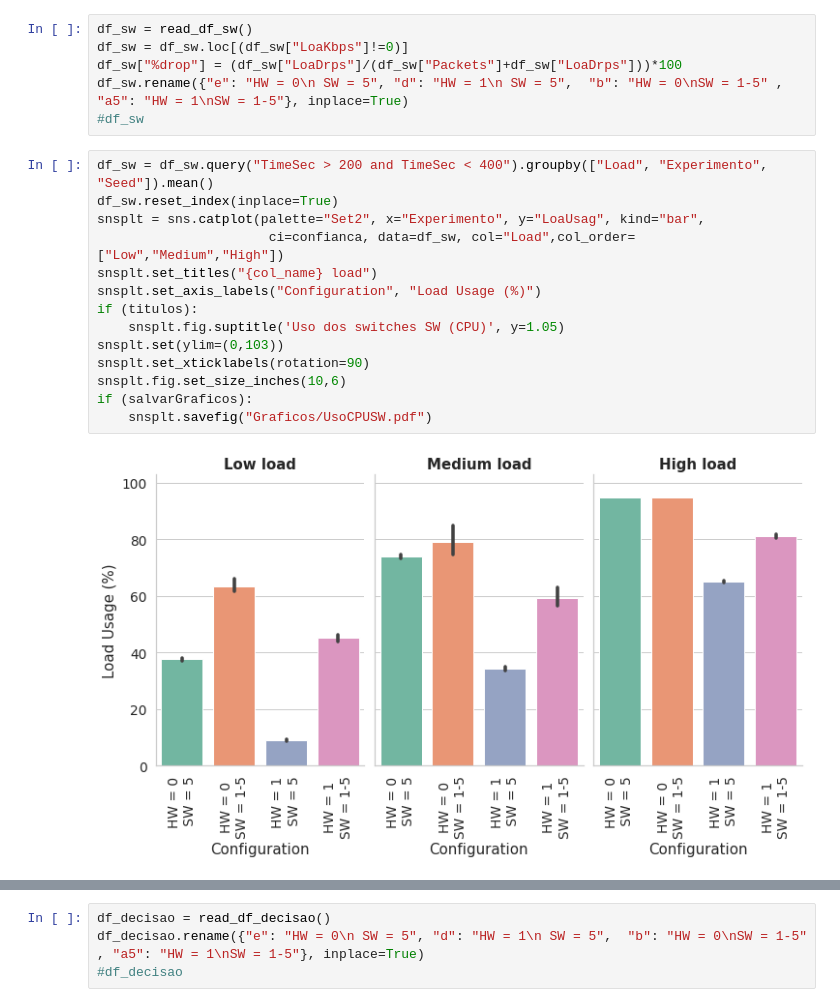
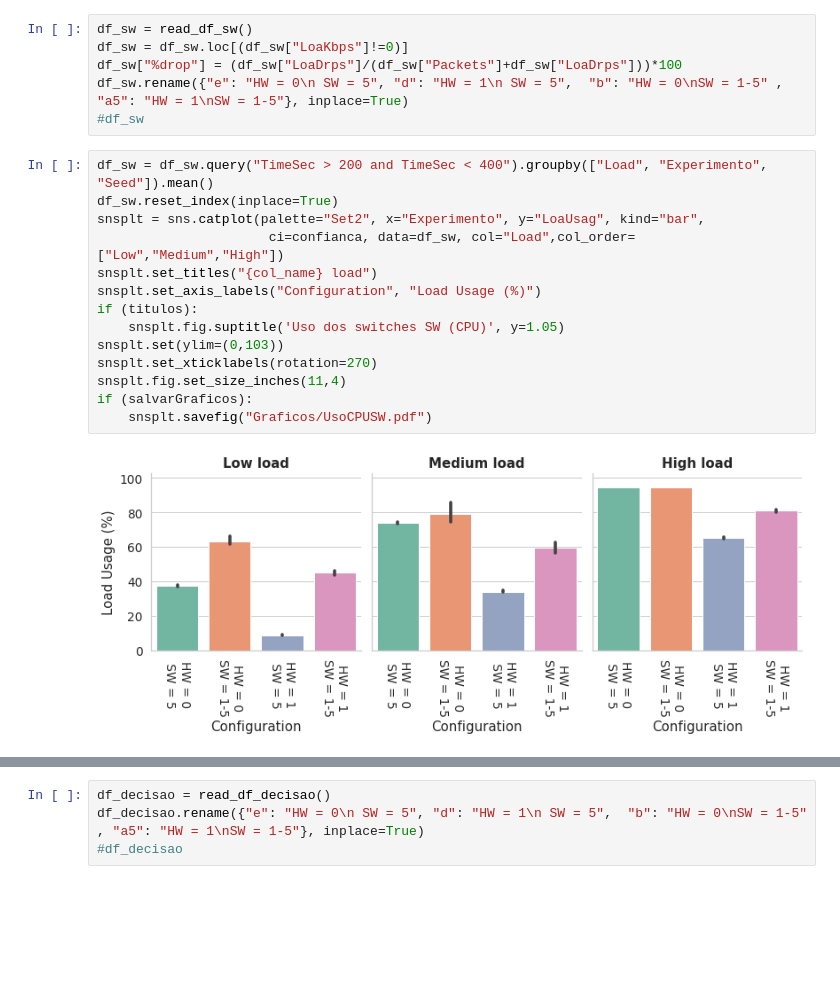
Before and after one commit to pedrobellotti/iperftestes, a Jupyter notebook: Simulacao/NovoArtigo/analiseEstavel-ABDE.ipynb, the cells around one changed output, grey strips where cells are left out. Saved outputs shown, nothing was run; the diff lists cells and outputs as text; blank space fills up the shorter version.

```diff
--- a/Simulacao/NovoArtigo/analiseEstavel-ABDE.ipynb
+++ b/Simulacao/NovoArtigo/analiseEstavel-ABDE.ipynb
@@ -166,19 +166,19 @@ df_sw.rename({"e": "HW = 0\n SW = 5", "d": "HW = 1\n SW = 5",  "b": "HW = 0\nSW
 # %%
 df_sw = df_sw.query("TimeSec > 200 and TimeSec < 400").groupby(["Load", "Experimento", "Seed"]).mean()
 df_sw.reset_index(inplace=True)
 snsplt = sns.catplot(palette="Set2", x="Experimento", y="LoaUsag", kind="bar",
                       ci=confianca, data=df_sw, col="Load",col_order=["Low","Medium","High"])
 snsplt.set_titles("{col_name} load")
 snsplt.set_axis_labels("Configuration", "Load Usage (%)")
 if (titulos):
     snsplt.fig.suptitle('Uso dos switches SW (CPU)', y=1.05)
 snsplt.set(ylim=(0,103))
-snsplt.set_xticklabels(rotation=90)
-snsplt.fig.set_size_inches(10,6)
+snsplt.set_xticklabels(rotation=270)
+snsplt.fig.set_size_inches(11,4)
 if (salvarGraficos):
     snsplt.savefig("Graficos/UsoCPUSW.pdf")
 # %% [output]
-[figure, old version]
+[figure, new version]
 # %%
 snsplt = sns.catplot(palette="Set2", x="Experimento", y="FloUsag", kind="bar",
                       ci=95, data=df_sw, col="Load",col_order=["Low","Medium","High"])
```
Also changed, not shown: parts of 8 cells of this notebook, 16 other files.
